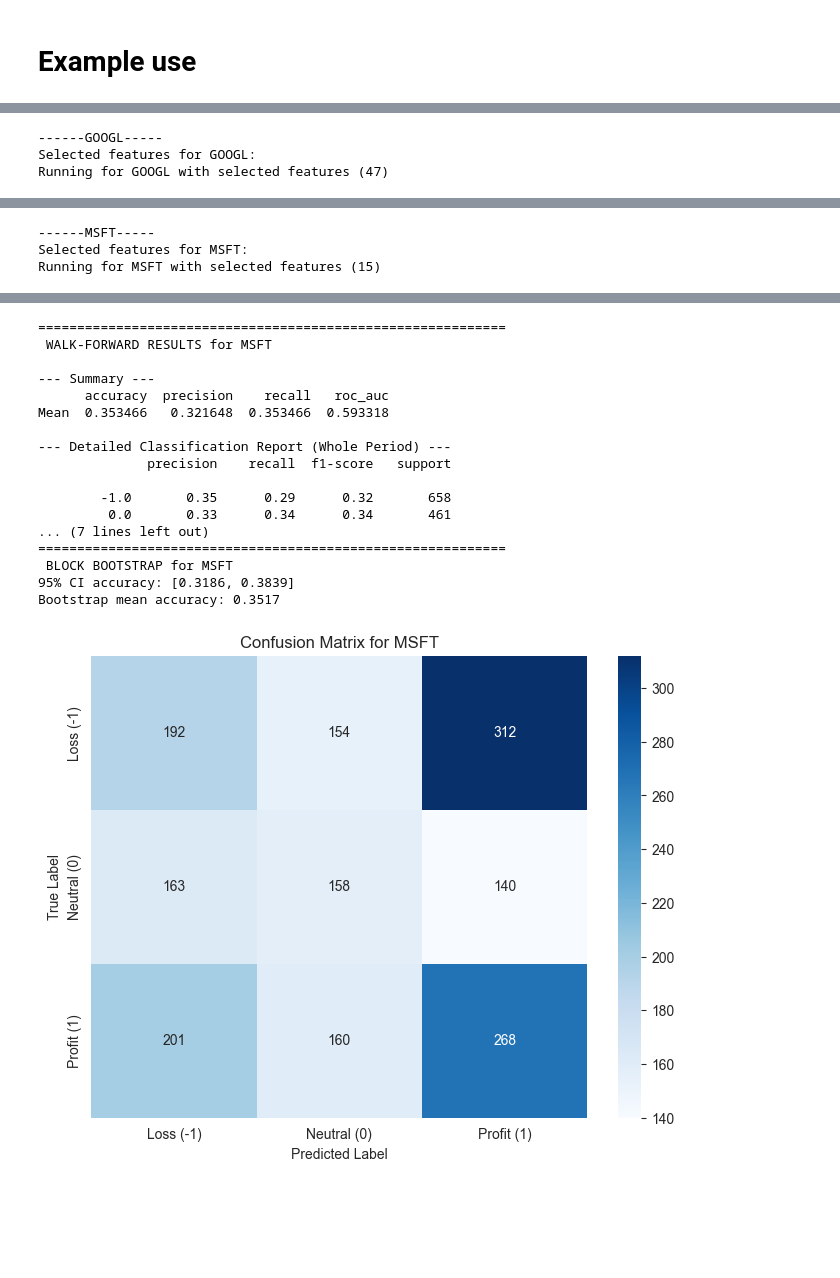
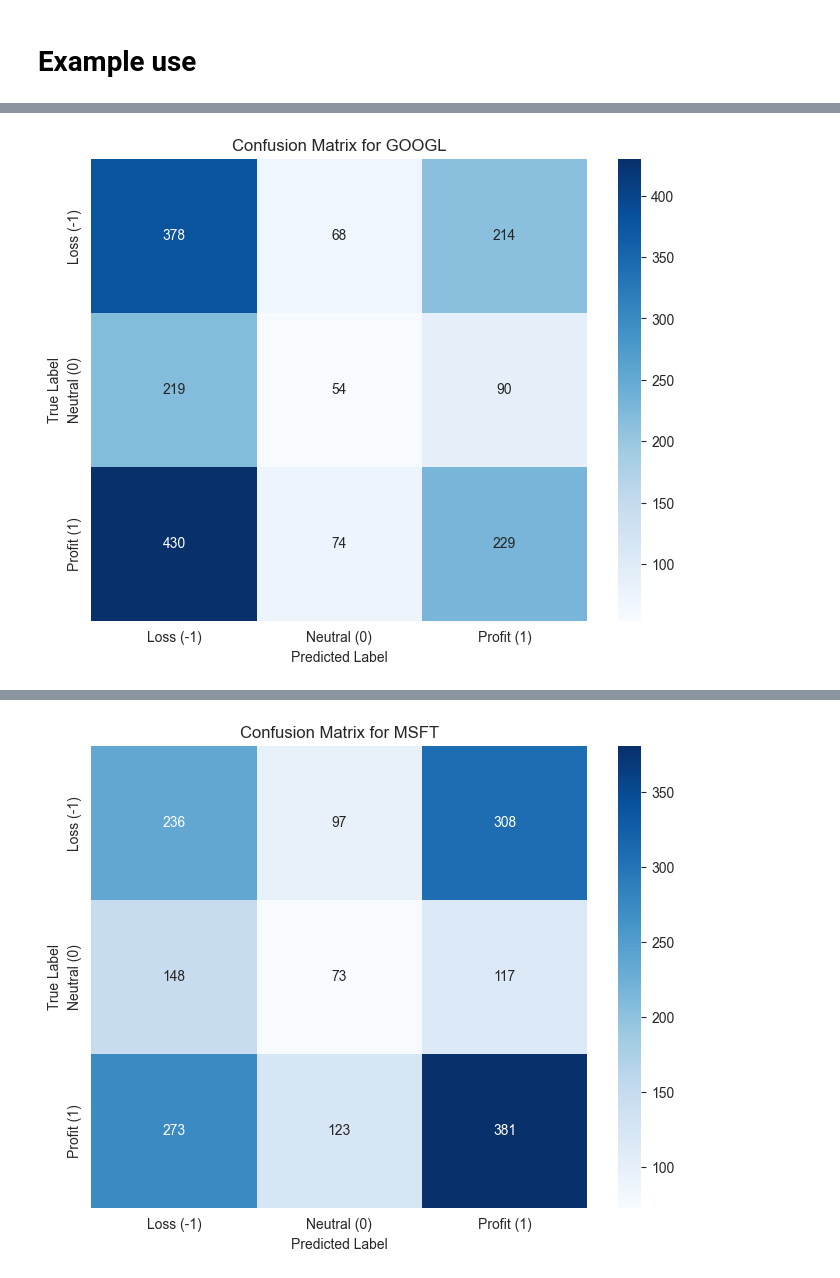
Before and after one commit to WObszan/Forecasting-Stock-Price-Direction, a Jupyter notebook: main_model/walk_forward+bootstraping/wf_bt.ipynb, the cells around one changed output, grey strips where cells are left out. Cells and saved outputs as stored; diff of their text form; code cells hidden in the pictures; blank space fills up the shorter version.

Commit message:
fix: improve model prediction

```diff
--- a/main_model/walk_forward+bootstraping/wf_bt.ipynb
+++ b/main_model/walk_forward+bootstraping/wf_bt.ipynb
@@ -35,7 +35,7 @@ def get_target(input_df, ticker):
 # %% [markdown]
 # Target TBM ( Triple Barrier Method)
 # %%
-def get_tbm_target(df, ticker, horizon=5, pt_sl=[1.5,1]):
+def get_tbm_target(df, ticker, horizon=5, pt_sl=[1.2,1]):
     df = df.copy()
     close = df[f'Close_{ticker}']
 
@@ -68,7 +68,7 @@ def get_tbm_target(df, ticker, horizon=5, pt_sl=[1.5,1]):
 # Model: Ensemble (Voting Soft)
 ### With optuna to optimized
 # %%
-def build_ensemble_model(X_train, y_train):
+def build_ensemble_model_vote(X_train, y_train):
     def objective(trial):
         # for Random Forest
         rf_n_estimators = trial.suggest_int("rf_n_estimators", 50, 200)
@@ -126,13 +126,13 @@ def build_ensemble_model(X_train, y_train):
         )
 
         tscv = TimeSeriesSplit(n_splits=3)
-        score = cross_val_score(ensemble, X_train, y_train, cv=tscv, scoring='accuracy')
+        score = cross_val_score(ensemble, X_train, y_train, cv=tscv, scoring='f1_weighted')
 
         return score.mean()
 
-
+    optuna.logging.set_verbosity(optuna.logging.WARNING)
     study = optuna.create_study(direction='maximize')
-    study.optimize(objective, n_trials=15)
+    study.optimize(objective, n_trials=30)
 
     best = study.best_params
     lr_pipeline = Pipeline([
@@ -210,6 +210,7 @@ def build_ensemble_model(X_train, y_train):
 def walk_forward_validation_with_purging(
     df,
     features,
+    model_version,
     target_col="Target",
     date_col="DATE",
     start_year=2010,
@@ -264,7 +265,7 @@ def walk_forward_validation_with_purging(
         X_test = test_df_embargo[features]
         y_test = test_df_embargo[target_col]
 
-        model = build_ensemble_model(X_train,  y_train)
+        model = model_version(X_train,  y_train)
         model.fit(X_train, y_train)
 
         y_pred = model.predict(X_test)
@@ -333,7 +334,7 @@ def block_bootstrap_accuracy(y_true, y_pred, block_size=20, n_bootstrap=1000, ra
 # %%
 
 
-def run_stage4_for_ticker(df_raw, ticker, selected_features):
+def run_stage4_for_ticker(df_raw, ticker, selected_features, model_version):
     df = get_tbm_target(df_raw, ticker)
 
     selected_features = [f for f in selected_features if f in df.columns]
@@ -341,6 +342,7 @@ def run_stage4_for_ticker(df_raw, ticker, selected_features):
     folds_df, y_true_all, y_pred_all, y_proba_all = walk_forward_validation_with_purging(
         df=df,
         features=selected_features,
+        model_version=model_version,
         target_col="Target",
         date_col="DATE",
         start_year=2010,
@@ -407,7 +409,7 @@ for share in tickers:
     # print(f"Running for {share} with all features ({len(features_aapl)})")
     # run_stage4_for_ticker(data, share, features_aapl)
     print(f"Running for {share} with selected features ({len(selected_features)})")
-    run_stage4_for_ticker(data, share, selected_features)
+    run_stage4_for_ticker(data, share, selected_features, model_version=build_ensemble_model_vote)
 # %% [output]
 ------AAPL-----
 Selected features for AAPL:
@@ -431,0 +449 @@ Running for AAPL with selected features (15)
+[figure, new version]
@@ -450,3 +466,0 @@ Bootstrap mean accuracy: 0.3836
-------GOOGL-----
-Selected features for GOOGL:
-Running for GOOGL with selected features (47)
@@ -488,3 +466,0 @@ Bootstrap mean accuracy: 0.3370
-------MSFT-----
-Selected features for MSFT:
-Running for MSFT with selected features (15)
@@ -508,18 +467 @@ Running for MSFT with selected features (15)
-============================================================
- WALK-FORWARD RESULTS for MSFT
-
---- Summary ---
-      accuracy  precision    recall   roc_auc
-Mean  0.353466   0.321648  0.353466  0.593318
-
---- Detailed Classification Report (Whole Period) ---
-              precision    recall  f1-score   support
-
-        -1.0       0.35      0.29      0.32       658
-         0.0       0.33      0.34      0.34       461
-... (7 lines left out)
-============================================================
- BLOCK BOOTSTRAP for MSFT
-95% CI accuracy: [0.3186, 0.3839]
-Bootstrap mean accuracy: 0.3517
-[figure, old version]
+[figure, new version]
```
Also changed, not shown: parts of 2 cells of this notebook, 1 other file.
